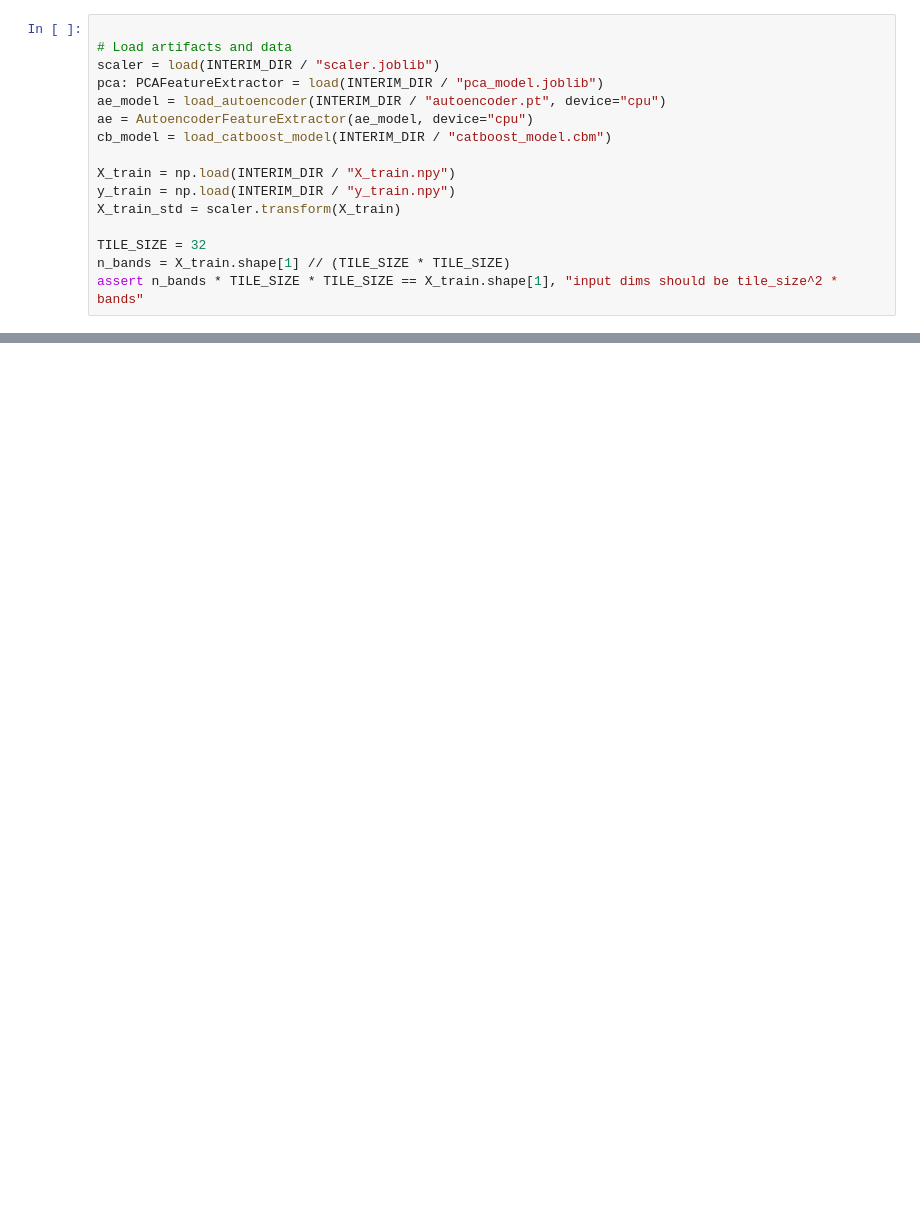
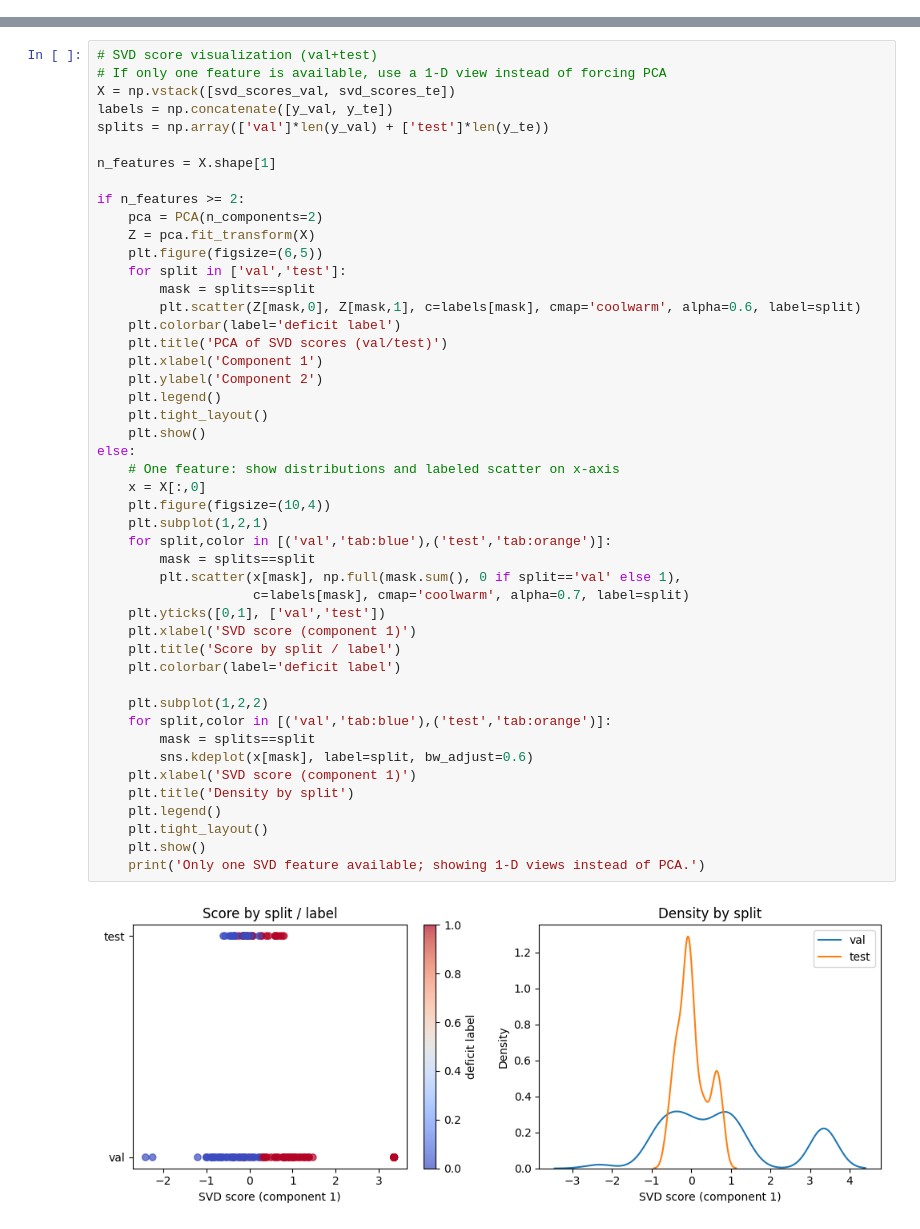
Before and after one commit to hmeyer8/Nitrogen-Deficiency, a Jupyter notebook: notebooks/03_feature_visualization.ipynb, the cells around one changed output, grey strips where cells are left out. Cells and saved outputs as stored; diff of their text form; blank space fills up the shorter version.

```diff
--- a/notebooks/03_feature_visualization.ipynb
+++ b/notebooks/03_feature_visualization.ipynb
@@ -20,16 +0,0 @@ INTERIM_DIR = Path(INTERIM_DIR)
-# %%
-
-# Load artifacts and data
-scaler = load(INTERIM_DIR / "scaler.joblib")
-pca: PCAFeatureExtractor = load(INTERIM_DIR / "pca_model.joblib")
-ae_model = load_autoencoder(INTERIM_DIR / "autoencoder.pt", device="cpu")
-ae = AutoencoderFeatureExtractor(ae_model, device="cpu")
-cb_model = load_catboost_model(INTERIM_DIR / "catboost_model.cbm")
-
-X_train = np.load(INTERIM_DIR / "X_train.npy")
-y_train = np.load(INTERIM_DIR / "y_train.npy")
-X_train_std = scaler.transform(X_train)
-
-TILE_SIZE = 32
-n_bands = X_train.shape[1] // (TILE_SIZE * TILE_SIZE)
-assert n_bands * TILE_SIZE * TILE_SIZE == X_train.shape[1], "input dims should be tile_size^2 * bands"
@@ -239,0 +56,49 @@ plt.show()
+# %%
+# SVD score visualization (val+test)
+# If only one feature is available, use a 1-D view instead of forcing PCA
+X = np.vstack([svd_scores_val, svd_scores_te])
+labels = np.concatenate([y_val, y_te])
+splits = np.array(['val']*len(y_val) + ['test']*len(y_te))
+
+n_features = X.shape[1]
+
+if n_features >= 2:
+    pca = PCA(n_components=2)
+    Z = pca.fit_transform(X)
+    plt.figure(figsize=(6,5))
+    for split in ['val','test']:
+        mask = splits==split
+        plt.scatter(Z[mask,0], Z[mask,1], c=labels[mask], cmap='coolwarm', alpha=0.6, label=split)
+    plt.colorbar(label='deficit label')
+    plt.title('PCA of SVD scores (val/test)')
+    plt.xlabel('Component 1')
+    plt.ylabel('Component 2')
+    plt.legend()
+    plt.tight_layout()
+    plt.show()
+else:
+    # One feature: show distributions and labeled scatter on x-axis
+    x = X[:,0]
+    plt.figure(figsize=(10,4))
+    plt.subplot(1,2,1)
+    for split,color in [('val','tab:blue'),('test','tab:orange')]:
+        mask = splits==split
+        plt.scatter(x[mask], np.full(mask.sum(), 0 if split=='val' else 1),
+                    c=labels[mask], cmap='coolwarm', alpha=0.7, label=split)
+    plt.yticks([0,1], ['val','test'])
+    plt.xlabel('SVD score (component 1)')
+    plt.title('Score by split / label')
+    plt.colorbar(label='deficit label')
+
+    plt.subplot(1,2,2)
+    for split,color in [('val','tab:blue'),('test','tab:orange')]:
+        mask = splits==split
+        sns.kdeplot(x[mask], label=split, bw_adjust=0.6)
+    plt.xlabel('SVD score (component 1)')
+    plt.title('Density by split')
+    plt.legend()
+    plt.tight_layout()
+    plt.show()
+    print('Only one SVD feature available; showing 1-D views instead of PCA.')
+# %% [output]
+[figure, added]
```
Also changed, not shown: parts of 28 cells of this notebook, 7 other files.
